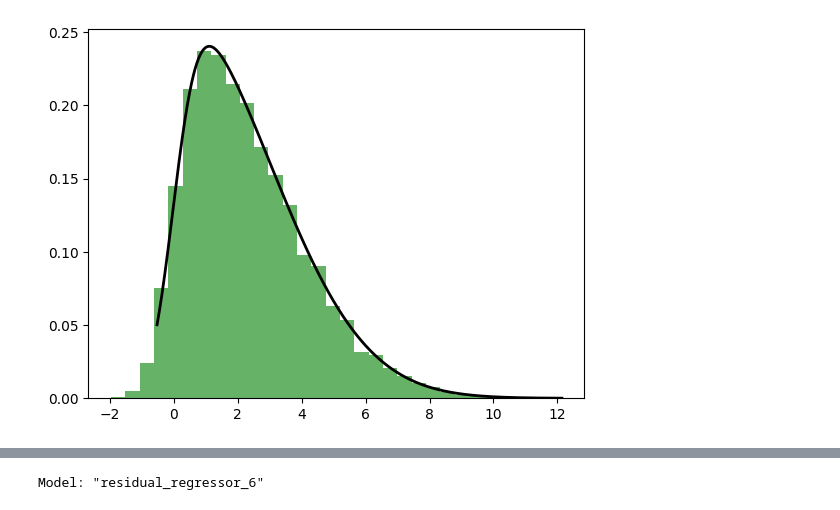
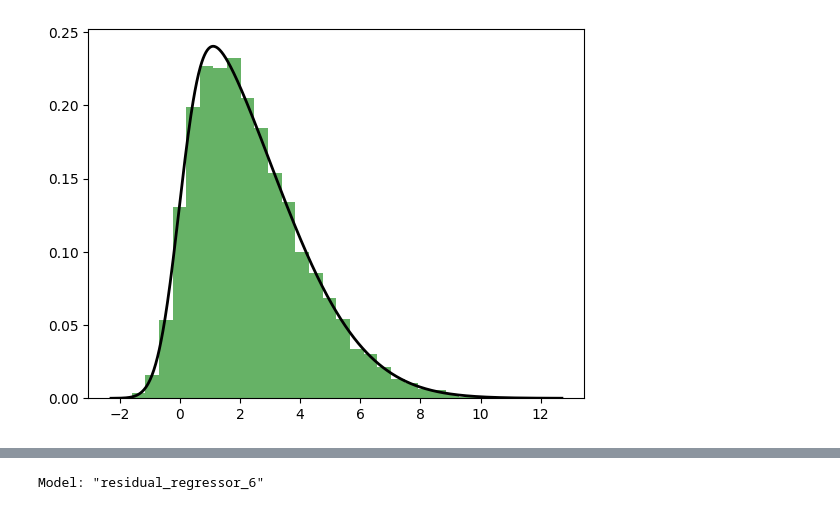
Before and after one commit to sssstforest/Skew-Normal-Distribution-Parameter-Estimator, a Jupyter notebook: TensorflowImplementation.ipynb, the cells around one changed output, grey strips where cells are left out. Saved outputs shown, nothing was run; the diff lists cells and outputs as text; code cells hidden in the pictures.

```diff
--- a/TensorflowImplementation.ipynb
+++ b/TensorflowImplementation.ipynb
@@ -15,7 +15,7 @@ dist = skewnorm(alpha_data, mu_data, sd_data)
 samples = dist.rvs(num_samples)
 plt.hist(samples, bins=30, density=True, alpha=0.6, color='g')
 xmin, xmax = plt.xlim()
-xmin = xmin + 1/7 * (xmax - xmin)
+# xmin = xmin + 1/7 * (xmax - xmin)
 x = np.linspace(xmin, xmax, 1000)
 p = skewnorm.pdf(x, alpha_data, mu_data, sd_data)
 plt.plot(x, p, 'k', linewidth=2)
@@ -31,4 +31,4 @@ To enable the following instructions: AVX2 FMA, in other operations, rebuild Ten
-[figure, old version]
+[figure, new version]
 # %%
 class MyDense(tf.keras.layers.Layer):
     def __init__(self, units, activation=None, **kwargs):
```
Also changed, not shown: parts of 4 cells of this notebook.
